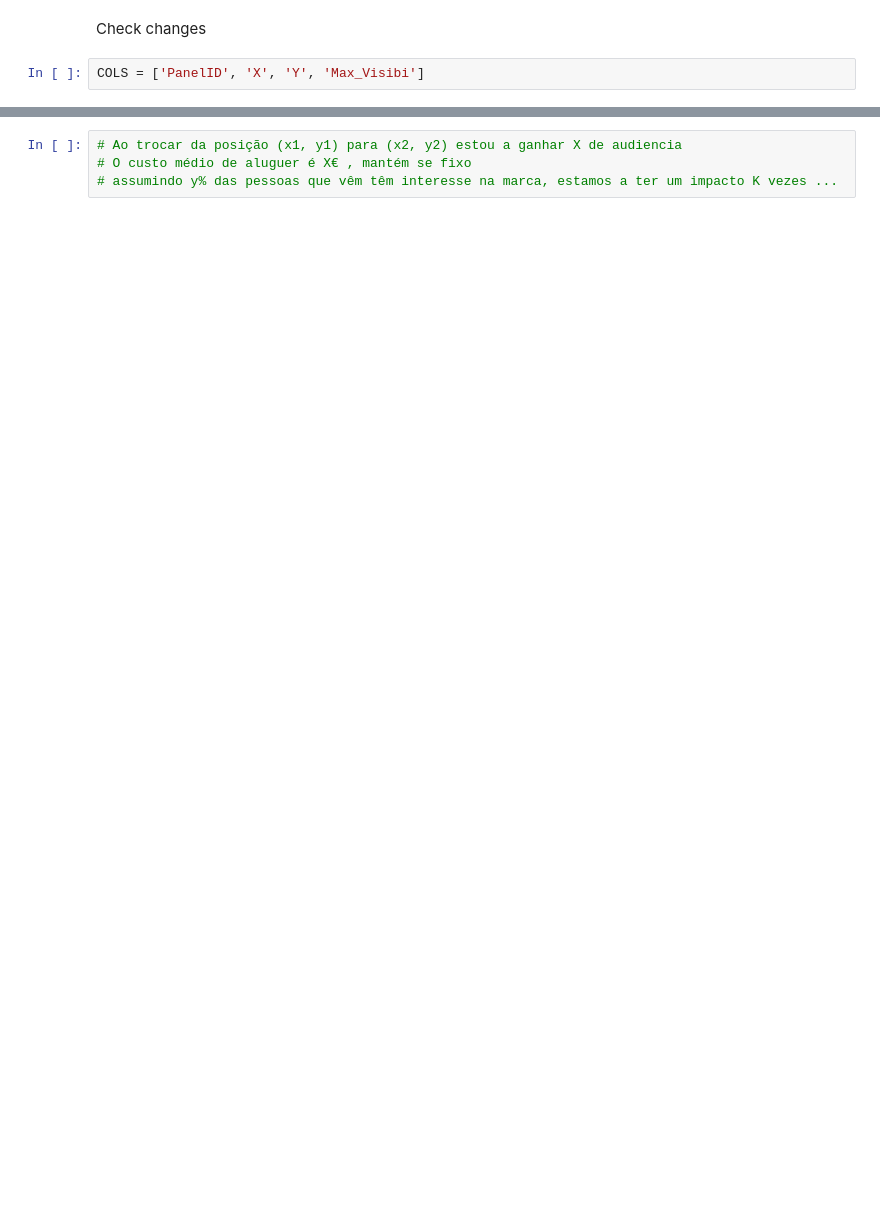
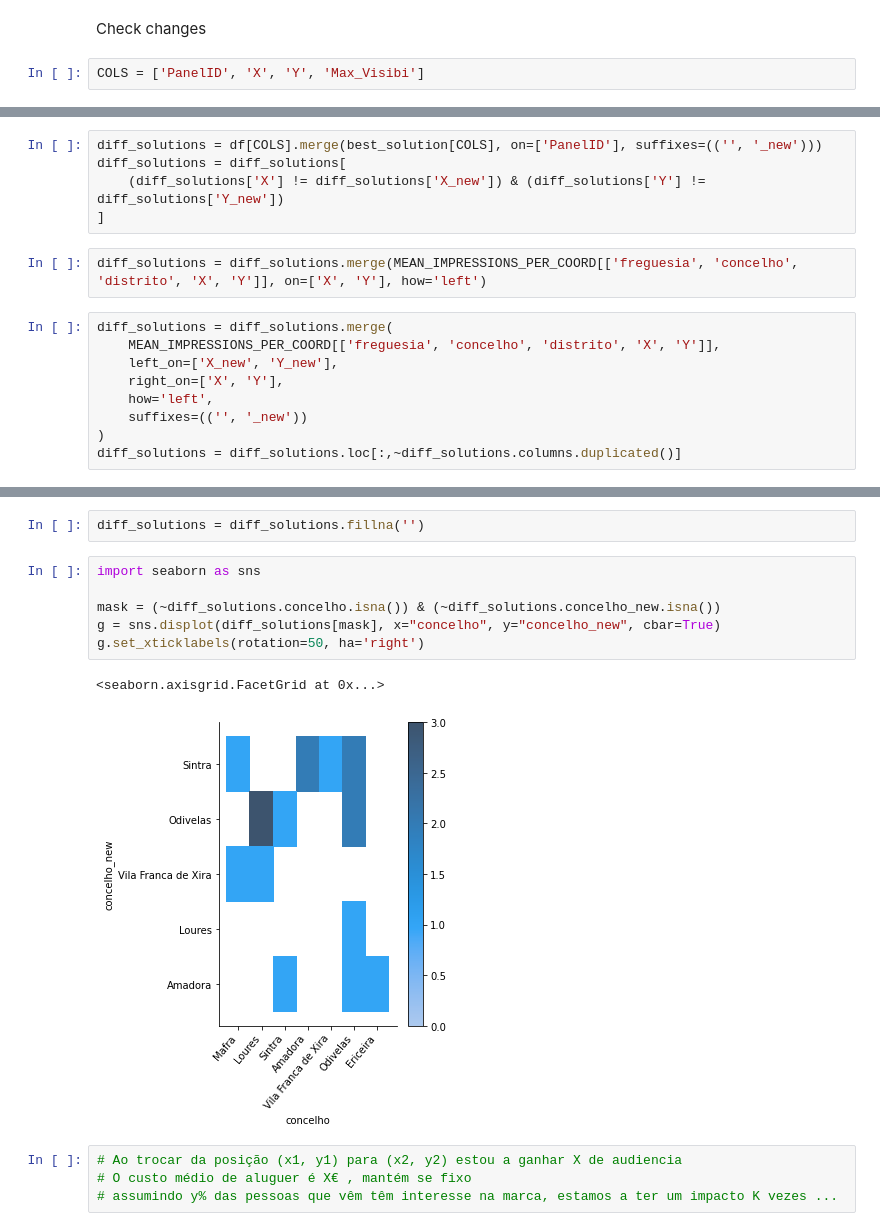
Before and after one commit to TiagoFilipeSousaGoncalves/wdl-tech-moguls, a Jupyter notebook: stage-4/Deliverable.ipynb, the cells around one changed output, grey strips where cells are left out. Saved outputs shown, nothing was run; the diff lists cells and outputs as text; blank space fills up the shorter version.

```diff
--- a/stage-4/Deliverable.ipynb
+++ b/stage-4/Deliverable.ipynb
@@ -534,0 +399,16 @@ fitness(df)
+# %%
+diff_solutions = df[COLS].merge(best_solution[COLS], on=['PanelID'], suffixes=(('', '_new')))
+diff_solutions = diff_solutions[
+    (diff_solutions['X'] != diff_solutions['X_new']) & (diff_solutions['Y'] != diff_solutions['Y_new'])
+]
+# %%
+diff_solutions = diff_solutions.merge(MEAN_IMPRESSIONS_PER_COORD[['freguesia', 'concelho', 'distrito', 'X', 'Y']], on=['X', 'Y'], how='left')
+# %%
+diff_solutions = diff_solutions.merge(
+    MEAN_IMPRESSIONS_PER_COORD[['freguesia', 'concelho', 'distrito', 'X', 'Y']],
+    left_on=['X_new', 'Y_new'],
+    right_on=['X', 'Y'],
+    how='left',
+    suffixes=(('', '_new'))
+)
+diff_solutions = diff_solutions.loc[:,~diff_solutions.columns.duplicated()]
@@ -535,3 +421,14 @@ fitness(df)
+# %%
+diff_solutions = diff_solutions.fillna('')
+# %%
+import seaborn as sns
+
+mask = (~diff_solutions.concelho.isna()) & (~diff_solutions.concelho_new.isna())
+g = sns.displot(diff_solutions[mask], x="concelho", y="concelho_new", cbar=True)
+g.set_xticklabels(rotation=50, ha='right')
+# %% [output]
+<seaborn.axisgrid.FacetGrid at 0x...>
+[figure, added]
 # %%
 # Ao trocar da posição (x1, y1) para (x2, y2) estou a ganhar X de audiencia
 # O custo médio de aluguer é X€ , mantém se fixo
```
Also changed, not shown: parts of 61 cells of this notebook.
